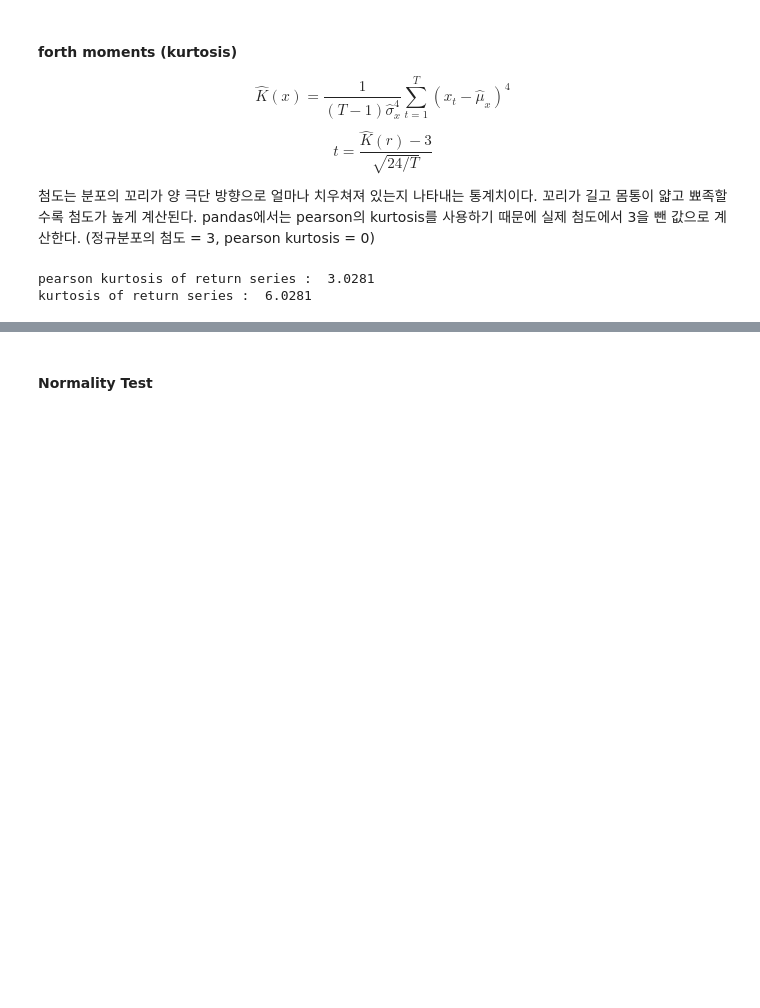
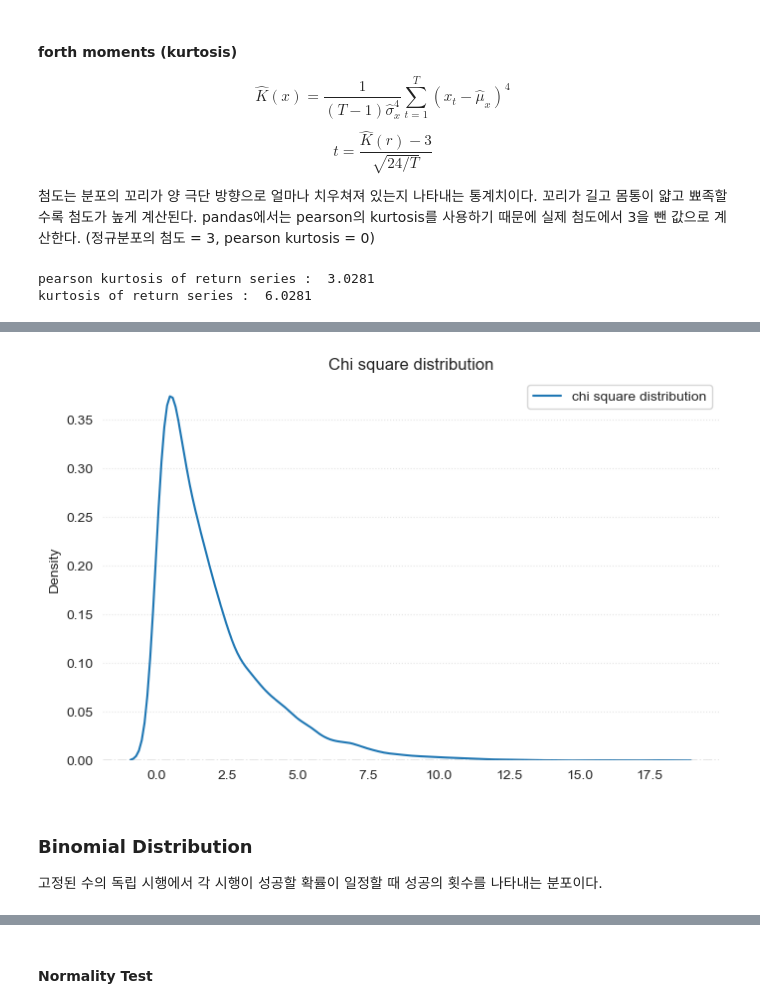
Before and after one commit to QuantifiSogang/2024-01JuniorClass, a Jupyter notebook: Note04Statistics/Note04Statistics.ipynb, the cells around one changed output, grey strips where cells are left out. Cells and saved outputs as stored; diff of their text form; code cells hidden in the pictures; blank space fills up the shorter version.

```diff
--- a/Note04Statistics/Note04Statistics.ipynb
+++ b/Note04Statistics/Note04Statistics.ipynb
@@ -397,0 +435,27 @@ kurtosis of return series :  6.0281
+# %%
+df = 2
+s = np.random.chisquare(df, size = 10000)
+# %%
+fig, ax = plt.subplots(figsize = (8, 5))
+
+sns.kdeplot(
+    s,
+    ax = ax,
+    label = 'chi square distribution',
+    bw_adjust = 1
+)
+plt.legend()
+for spine in ax.spines.values():
+    spine.set_visible(False)
+ax.grid(False)
+ax.yaxis.grid(True, ls = ':', alpha = 0.5)
+plt.xticks(rotation = 0)
+plt.axhline(y = 0, color = 'gray', ls = '-.', lw = 1)
+plt.title(f'Chi square distribution')
+plt.show()
+# %% [output]
+[figure, added]
+# %% [markdown]
+### Binomial Distribution
+
+고정된 수의 독립 시행에서 각 시행이 성공할 확률이 일정할 때 성공의 횟수를 나타내는 분포이다.
```
Also changed, not shown: parts of 33 cells of this notebook.
